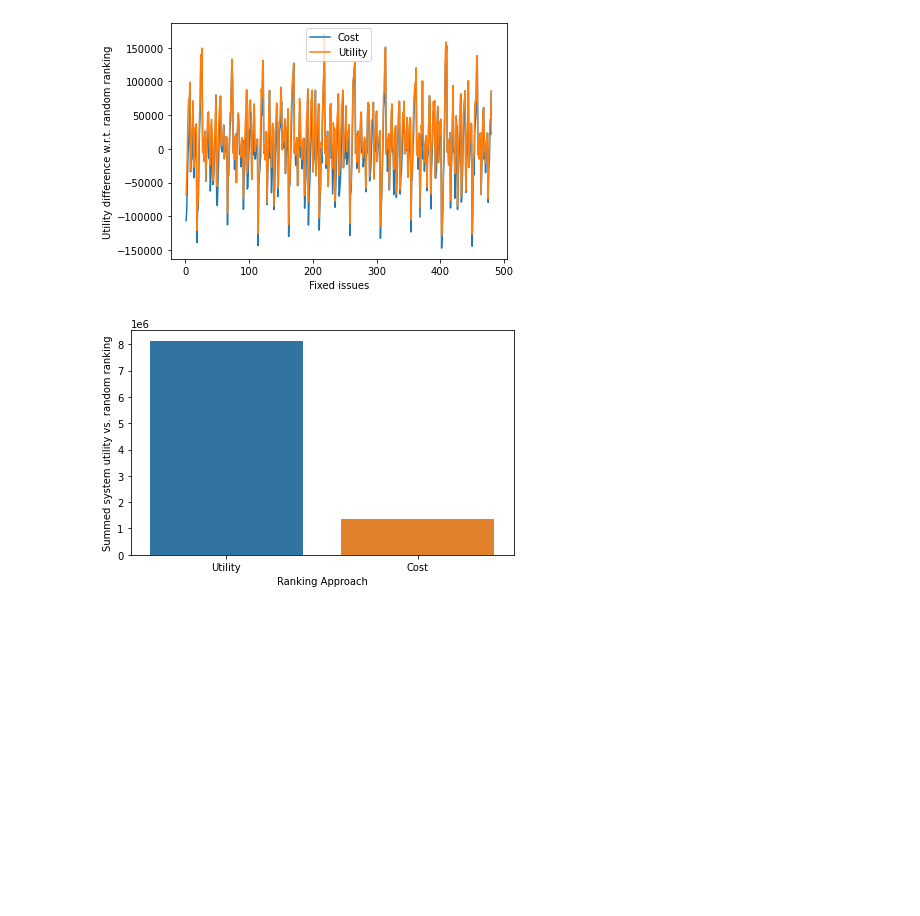
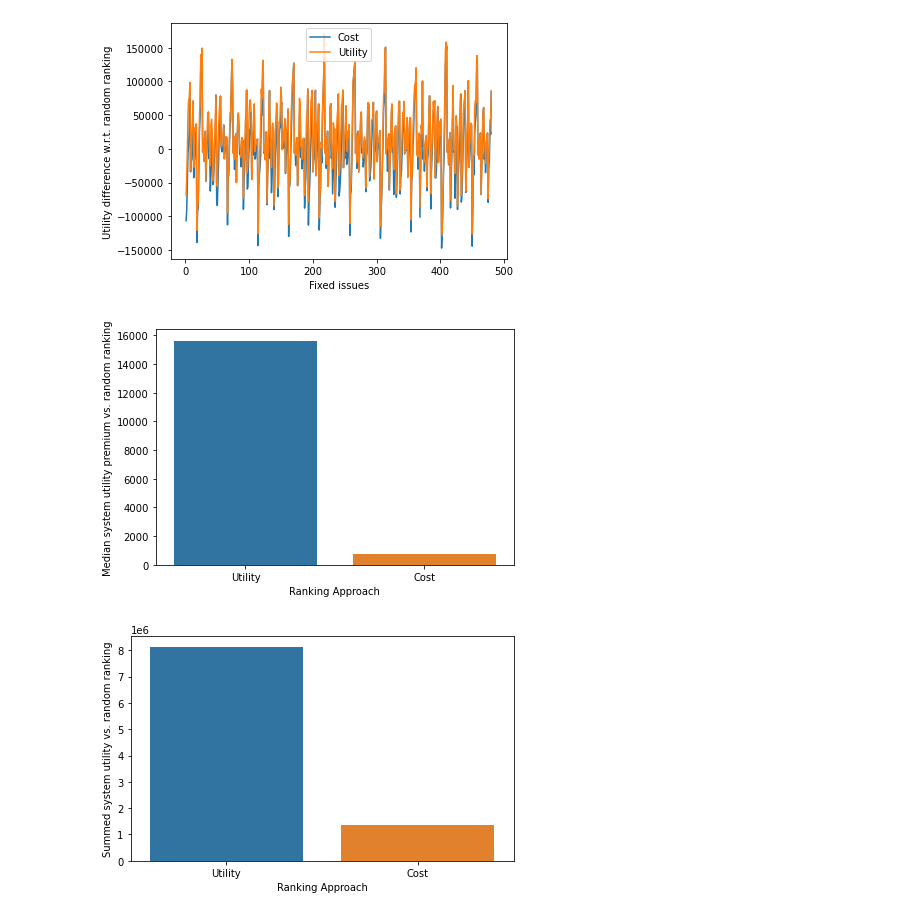
Before and after one commit to Phimanu/MachineLearningControl, a Jupyter notebook: mrubis_controller/performance_plots.ipynb, the cells around one changed output. Saved outputs shown, nothing was run; the diff lists cells and outputs as text; code cells hidden in the pictures; blank space fills up the shorter version.

```diff
--- a/mrubis_controller/performance_plots.ipynb
+++ b/mrubis_controller/performance_plots.ipynb
@@ -131,6 +146,21 @@ fig.savefig(controller_output / 'utility_premium_over_runs.png', dpi=300)
 # %%
 total_util_utility = low_u_estimates_df['util_vs_random'].sum()
 total_util_cost = low_c_estimates_df['util_vs_random'].sum()
+# %%
+median_util_utility = low_u_estimates_df['util_vs_random'].median()
+median_util_cost = low_c_estimates_df['util_vs_random'].median()
+# %%
+fig, ax = plt.subplots()#figsize=(10,5))
+sns.barplot(
+    data=pd.DataFrame({'Median system utility premium vs. random ranking': [median_util_utility, median_util_cost]}, index=['Utility', 'Cost']).reset_index().rename(columns={'index': 'Ranking Approach'}),
+    x='Ranking Approach',
+    y='Median system utility premium vs. random ranking',
+    ax=ax
+)
+fig.tight_layout()
+fig.savefig(controller_output / 'utility_median_comp_barplot.png', dpi=300)
+# %% [output]
+[figure, added]
 # %%
 fig, ax = plt.subplots()#figsize=(10,5))
 sns.barplot(
```
Also changed, not shown: parts of 3 cells of this notebook.
